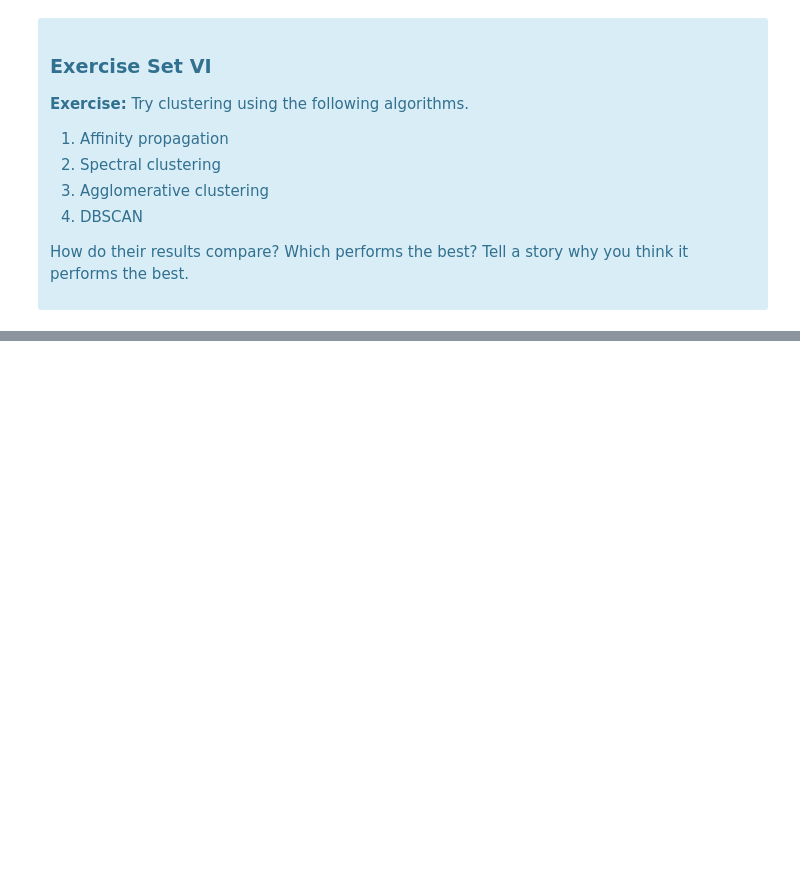
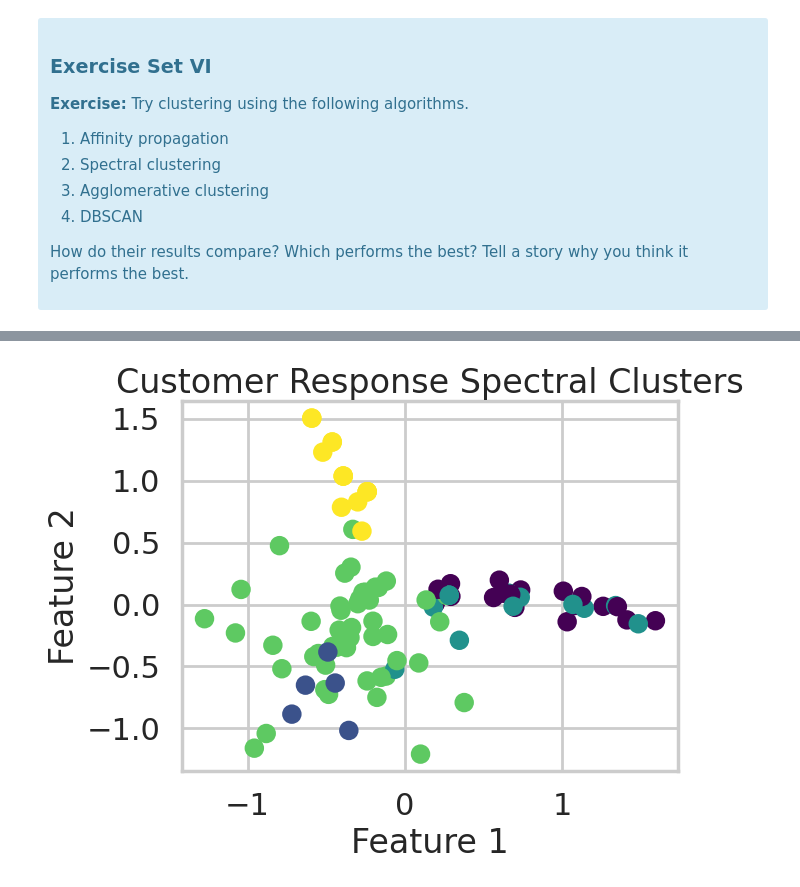
Before and after one commit to jjhiatt/Springboard, a Jupyter notebook: Clustering_Case_Study_Customer_Segmentation_with_K_Means_Joshua_Hiatt.ipynb, the cells around one changed output, grey strips where cells are left out. Cells and saved outputs as stored; diff of their text form; code cells hidden in the pictures; blank space fills up the shorter version.

```diff
--- a/Clustering_Case_Study_Customer_Segmentation_with_K_Means_Joshua_Hiatt.ipynb
+++ b/Clustering_Case_Study_Customer_Segmentation_with_K_Means_Joshua_Hiatt.ipynb
@@ -593,0 +623,27 @@ Source: http://scikit-learn.org/stable/modules/clustering.html
+# %%
+#Spectral Clustering
+from sklearn.cluster import SpectralClustering
+
+# Dataframe with response columns
+X = df.loc[:, '1':'32']
+
+# Spectral Clustering
+model = SpectralClustering(n_clusters=5)
+
+labels = model.fit_predict(X)
+
+# Reduce dimensions for plotting
+from sklearn.decomposition import PCA
+pca = PCA(2)
+X_reduced= pca.fit_transform(X)
+
+# Scatter plot
+plt.scatter(X_reduced[:,0], X_reduced[:,1],
+            c=labels, cmap='viridis')
+
+plt.xlabel('Feature 1')
+plt.ylabel('Feature 2')
+plt.title('Customer Response Spectral Clusters')
+plt.show()
+# %% [output]
+[figure, added]
```
Also changed, not shown: parts of 8 cells of this notebook.
